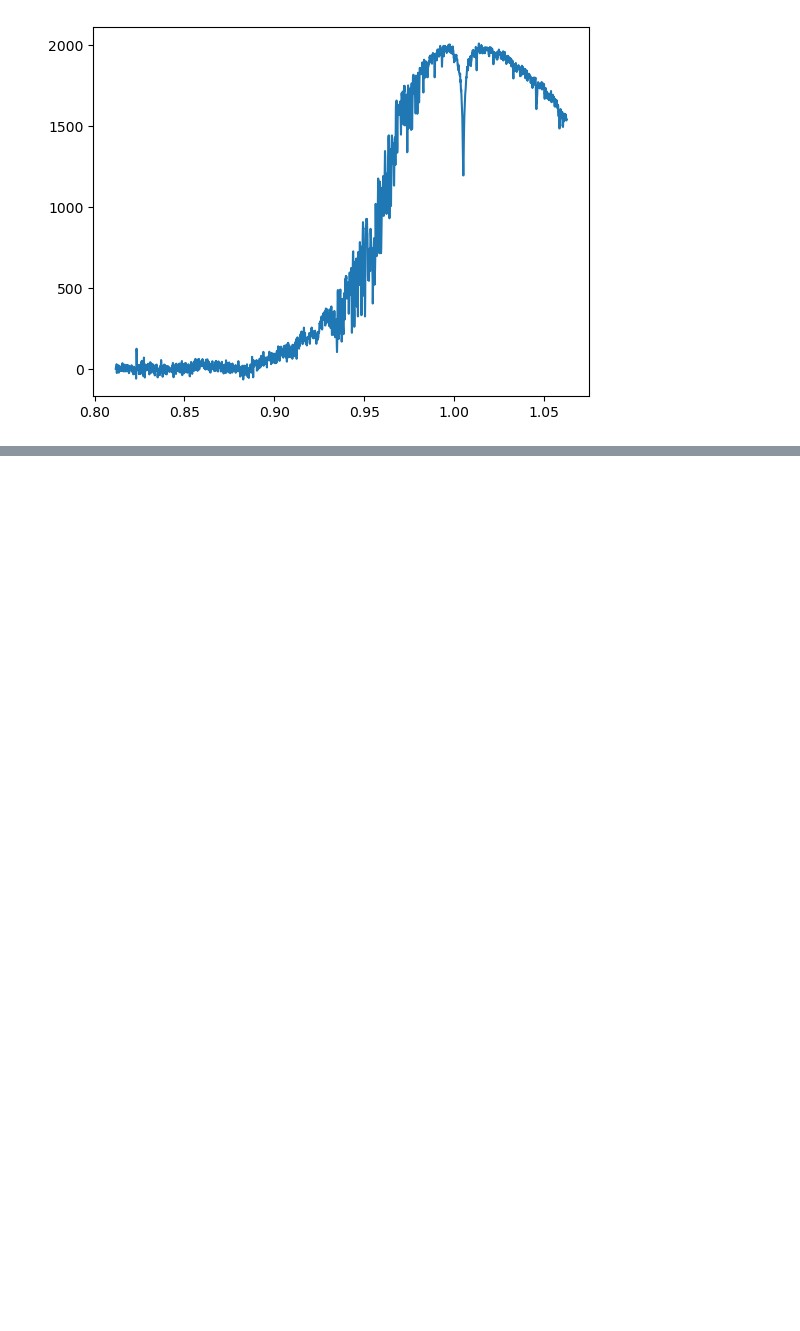
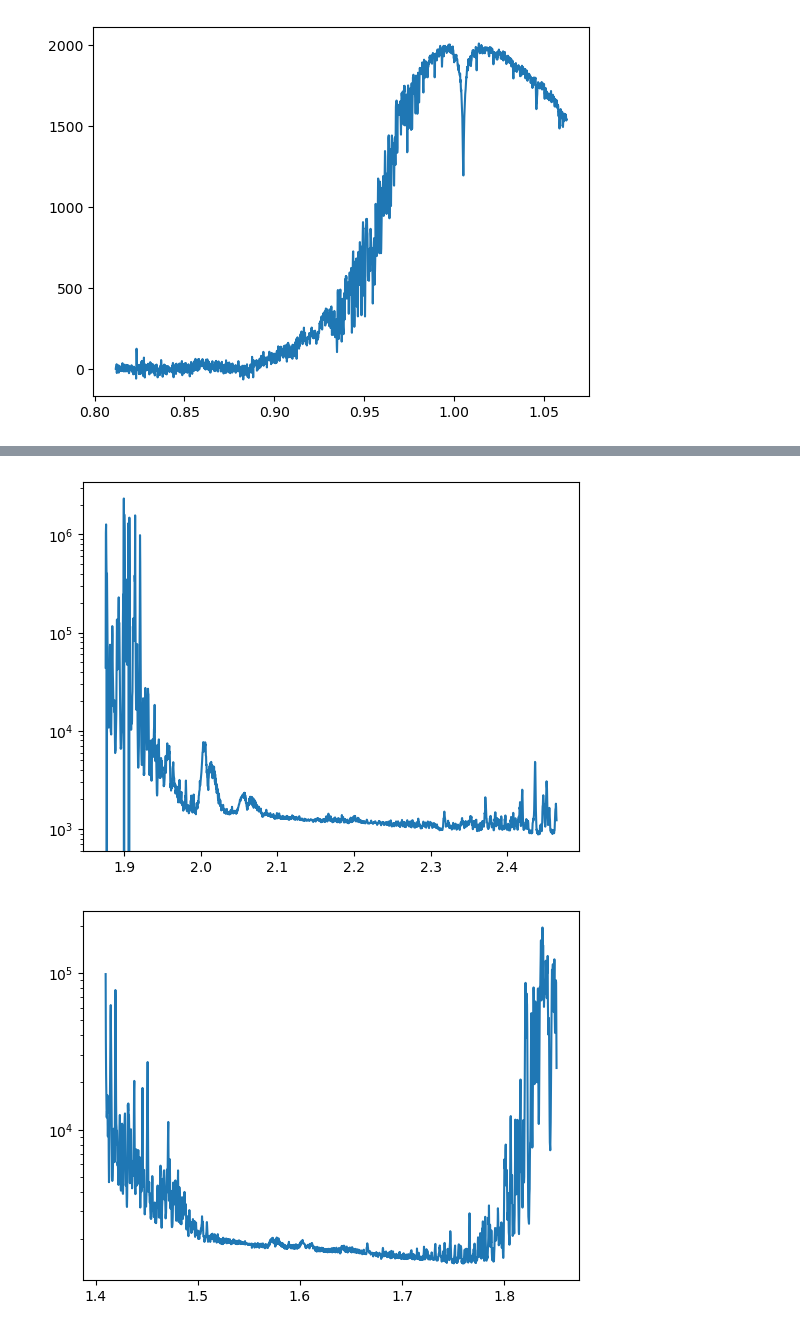
Before and after one commit to Hallflower20/palomar-project, a Jupyter notebook: data/reduce_data.ipynb, the cells around one changed output, grey strips where cells are left out. Saved outputs shown, nothing was run; the diff lists cells and outputs as text; code cells hidden in the pictures; blank space fills up the shorter version.

```diff
--- a/data/reduce_data.ipynb
+++ b/data/reduce_data.ipynb
@@ -447,0 +518,10 @@ else:
+# %%
+for i in range(3,8):
+    order_data = standard_star_reduced_median[i]
+    order_correction = standard_fluxes[i]/(order_data["reduced"] * u.count / u.second)
+    plt.plot(order_data["wavelength"], order_correction)
+    plt.yscale('log')
+    plt.show()
+# %% [output]
+[figure, added]
+[figure, added]
```
Also changed, not shown: parts of 15 cells of this notebook, 3 other files.
